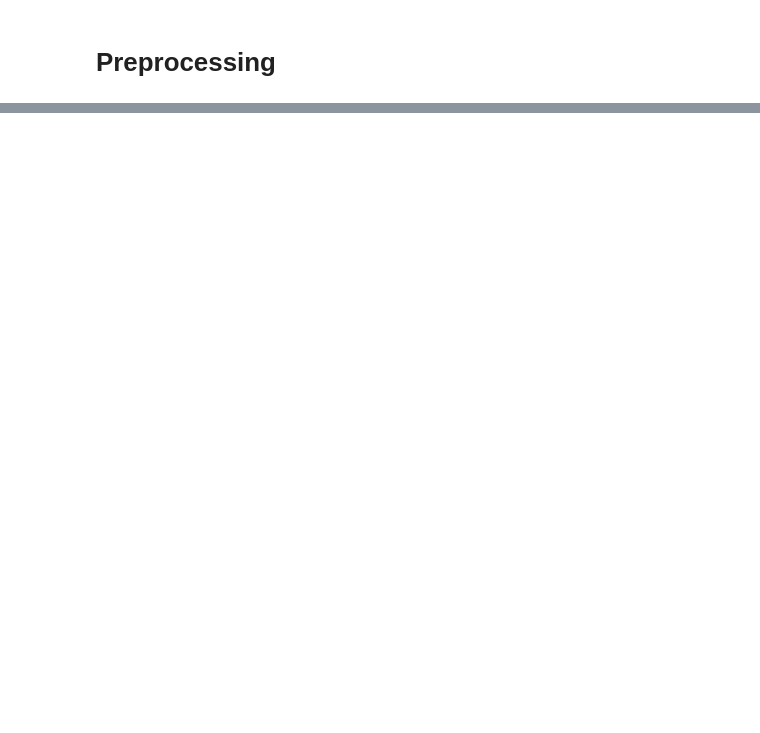
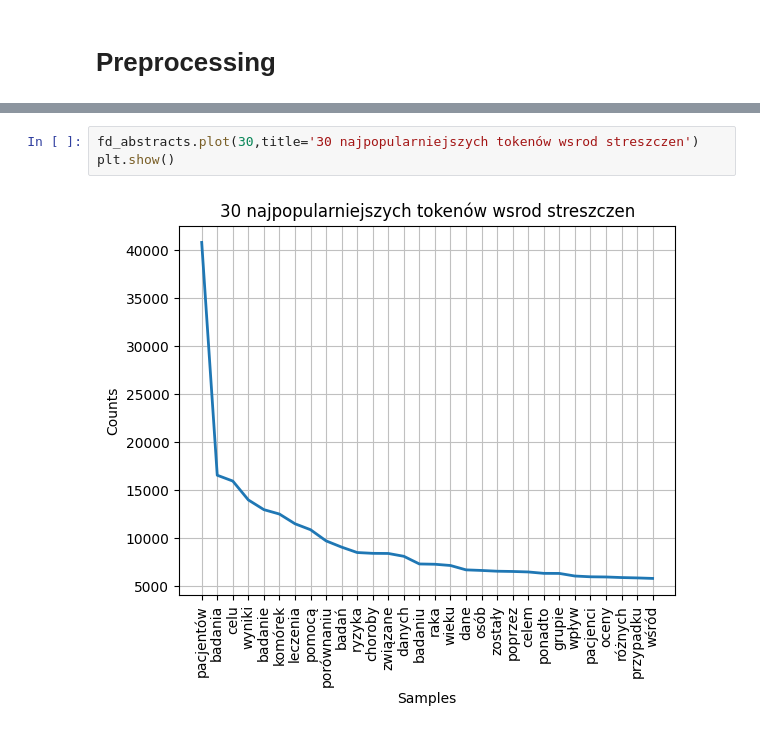
Before and after one commit to KubaOfca/nlp-project, a Jupyter notebook: title_generator.ipynb, the cells around one changed output, grey strips where cells are left out. Cells and saved outputs as stored; diff of their text form; blank space fills up the shorter version.

```diff
--- a/title_generator.ipynb
+++ b/title_generator.ipynb
@@ -31,0 +112,5 @@ data_pre_proc
+# %%
+fd_abstracts.plot(30,title='30 najpopularniejszych tokenów wsrod streszczen')
+plt.show()
+# %% [output]
+[figure, added]
```
Also changed, not shown: parts of 14 cells of this notebook, 2 other files.
